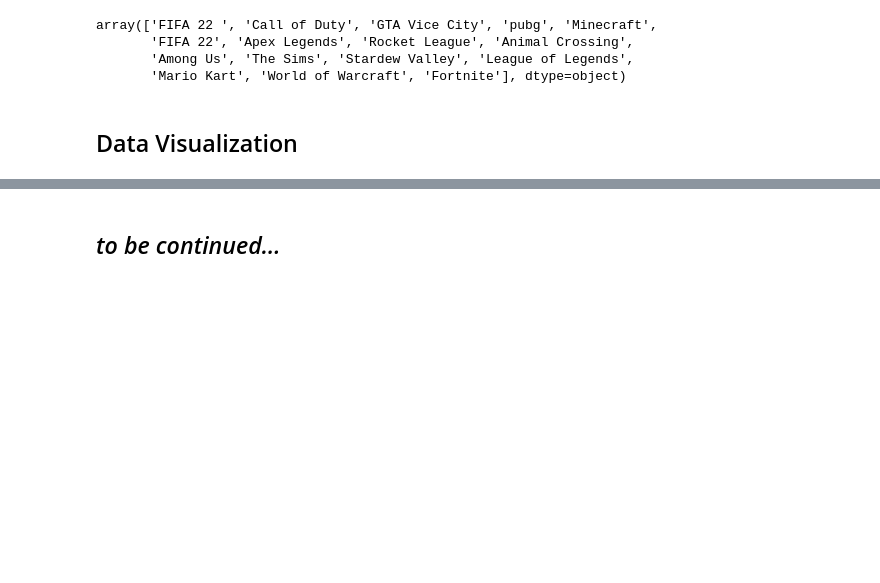
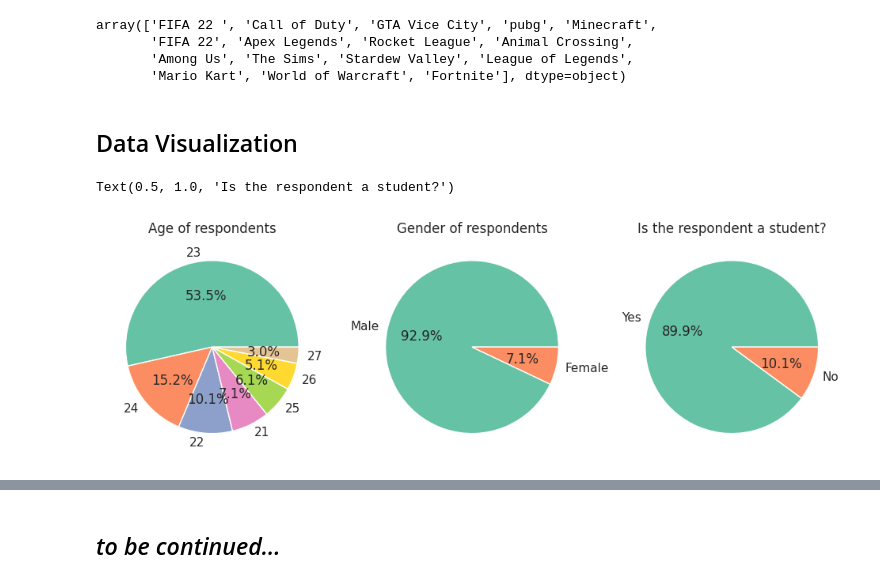
Before and after one commit to MartaSeidler/Kaggle_Reason_for_playing_Video_Games, a Jupyter notebook: reason-for-playing-video-games.ipynb, the cells around one changed output, grey strips where cells are left out. Cells and saved outputs as stored; diff of their text form; code cells hidden in the pictures; blank space fills up the shorter version.

```diff
--- a/reason-for-playing-video-games.ipynb
+++ b/reason-for-playing-video-games.ipynb
@@ -85,0 +92,14 @@ df['most_played_game'] = df['most_played_game'].replace('FIFA 22 ', 'FIFA 22')
+# %%
+fig, axes = plt.subplots(1, 3, figsize=(12, 6))
+
+axes[0].pie(age_grouped, labels=age_grouped.index, autopct='%1.1f%%')
+axes[0].set_title('Age of respondents')
+
+axes[1].pie(gender_grouped, labels=gender_grouped.index, autopct='%1.1f%%')
+axes[1].set_title('Gender of respondents')
+
+axes[2].pie(student_grouped, labels=student_grouped.index, autopct='%1.1f%%')
+axes[2].set_title('Is the respondent a student?')
+# %% [output]
+Text(0.5, 1.0, 'Is the respondent a student?')
+[figure, added]
```
Also changed, not shown: parts of 15 cells of this notebook.
